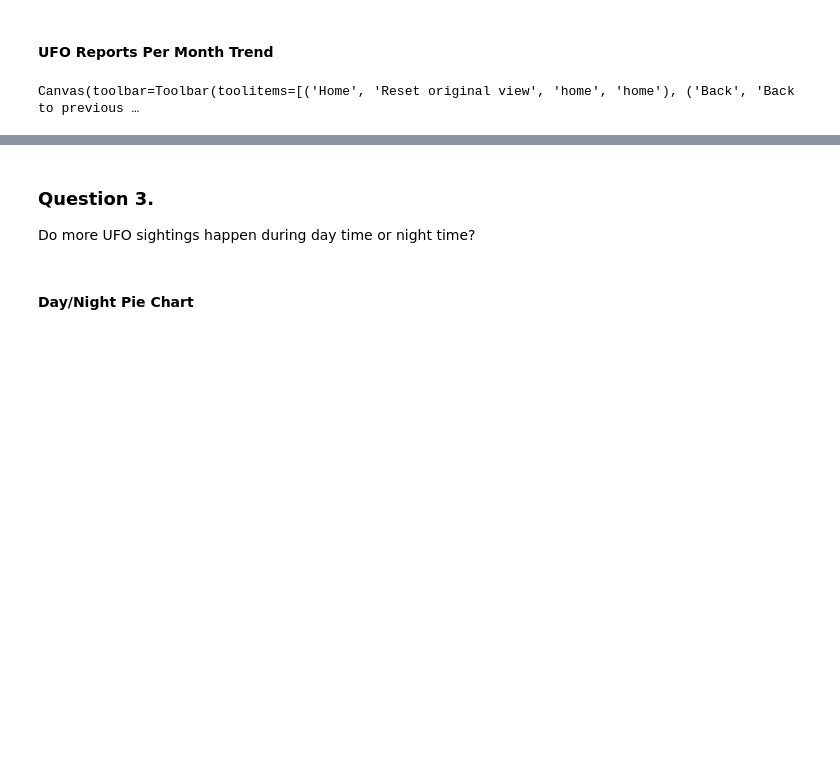
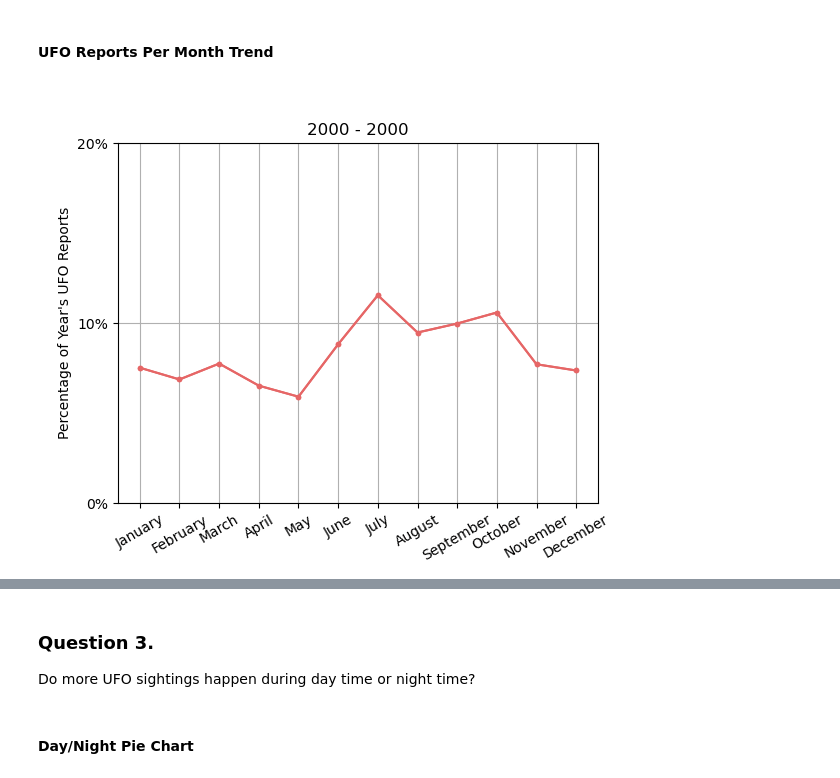
Before and after one commit to LinkWentz/UFO-Report-2021, a Jupyter notebook: Data Exploration.ipynb, the cells around one changed output, grey strips where cells are left out. Saved outputs shown, nothing was run; the diff lists cells and outputs as text; code cells hidden in the pictures; blank space fills up the shorter version.

```diff
--- a/Data Exploration.ipynb
+++ b/Data Exploration.ipynb
@@ -686,32 +681,34 @@ def plot_reports_by_month(frame):
         # Linearly interpolate between the start and end color using the stage
         # property of this frame as a guide.
         indv_lines_stage = np.linspace(color_1,
                                        color_2,
                                        frame.get('stages'))[frame.get('stage')]
         # Update each line in the individual lines list with the new color.
         for line, in indv_lines:
             line.set_color(indv_lines_stage)
     # Phase 4 fades the minimum and maximum ratio lines in over the top of the
     # individual lines.
     if frame.get('phase') == 4:
         # Interpolate between the start and end color using the stage property
         # of this frame as a guide.
         minmax_lines_stage = np.linspace(color_3,
                                          color_1,
                                          frame.get('stages'))[frame.get('stage')]
         # Update both lines in the minmax_lines list with the cne wcolor.
         for line, in minmax_lines:
             line.set_color(minmax_lines_stage)
 
 ani = FuncAnimation(fig = fig_3,
                     func = plot_reports_by_month,
                     frames = frames,
                     blit = True,
                     interval = 1000/30)
 # The ipympl backend makes this notbook get very slow when this plot is rendered
 # as interactive, so it needs to be closed.
 
 #-------------------------------------------------------------------------------
-plt.close();
+path = 'Plots/4 - Reports Per Month 2000-2016.gif'
+ani.save(path, fps = 60)
+display.Image(path)
 # %% [output]
-Canvas(toolbar=Toolbar(toolitems=[('Home', 'Reset original view', 'home', 'home'), ('Back', 'Back to previous …
+[figure, added]
```
Also changed, not shown: parts of 17 cells of this notebook, 7 other files.
